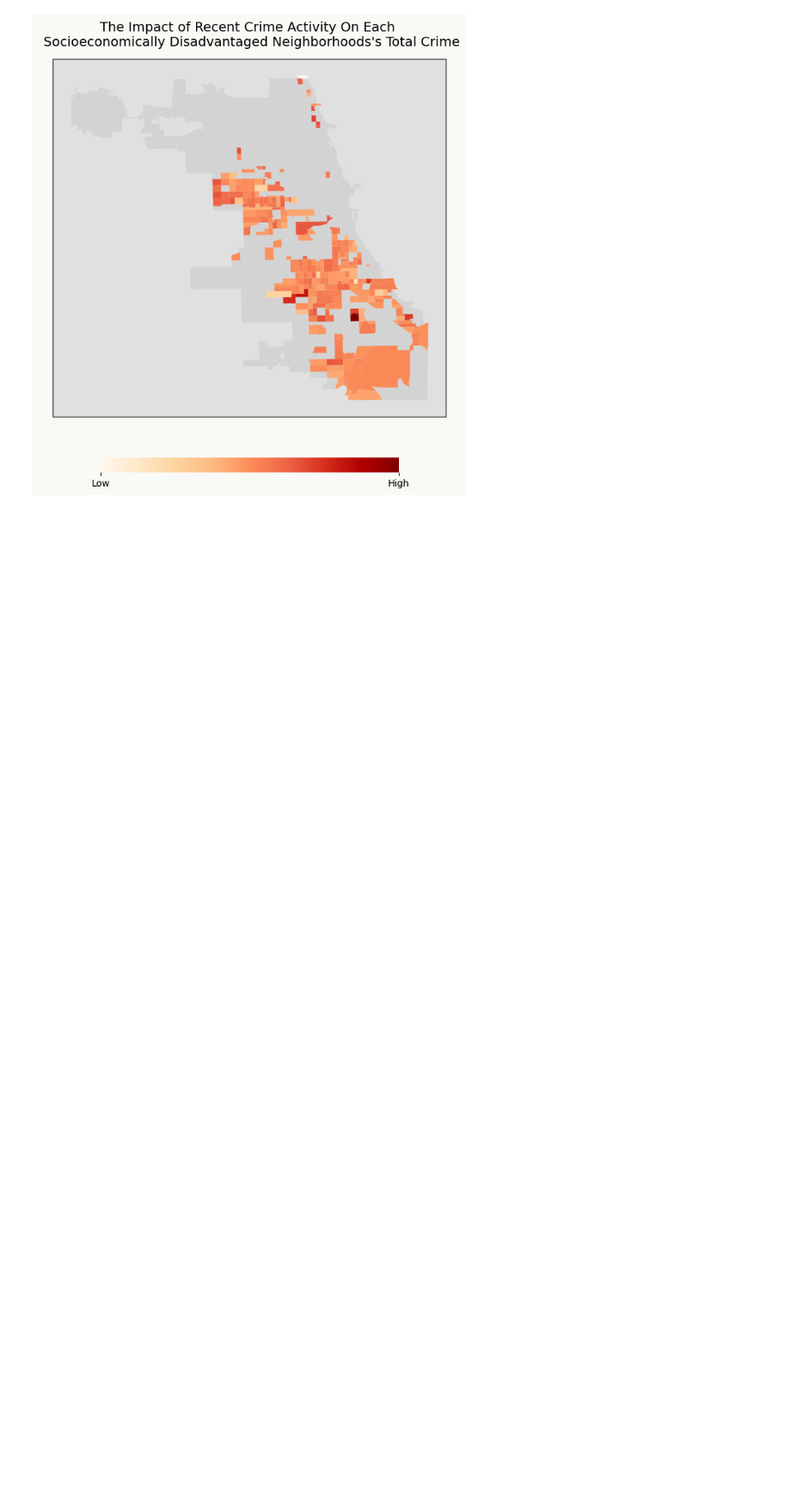
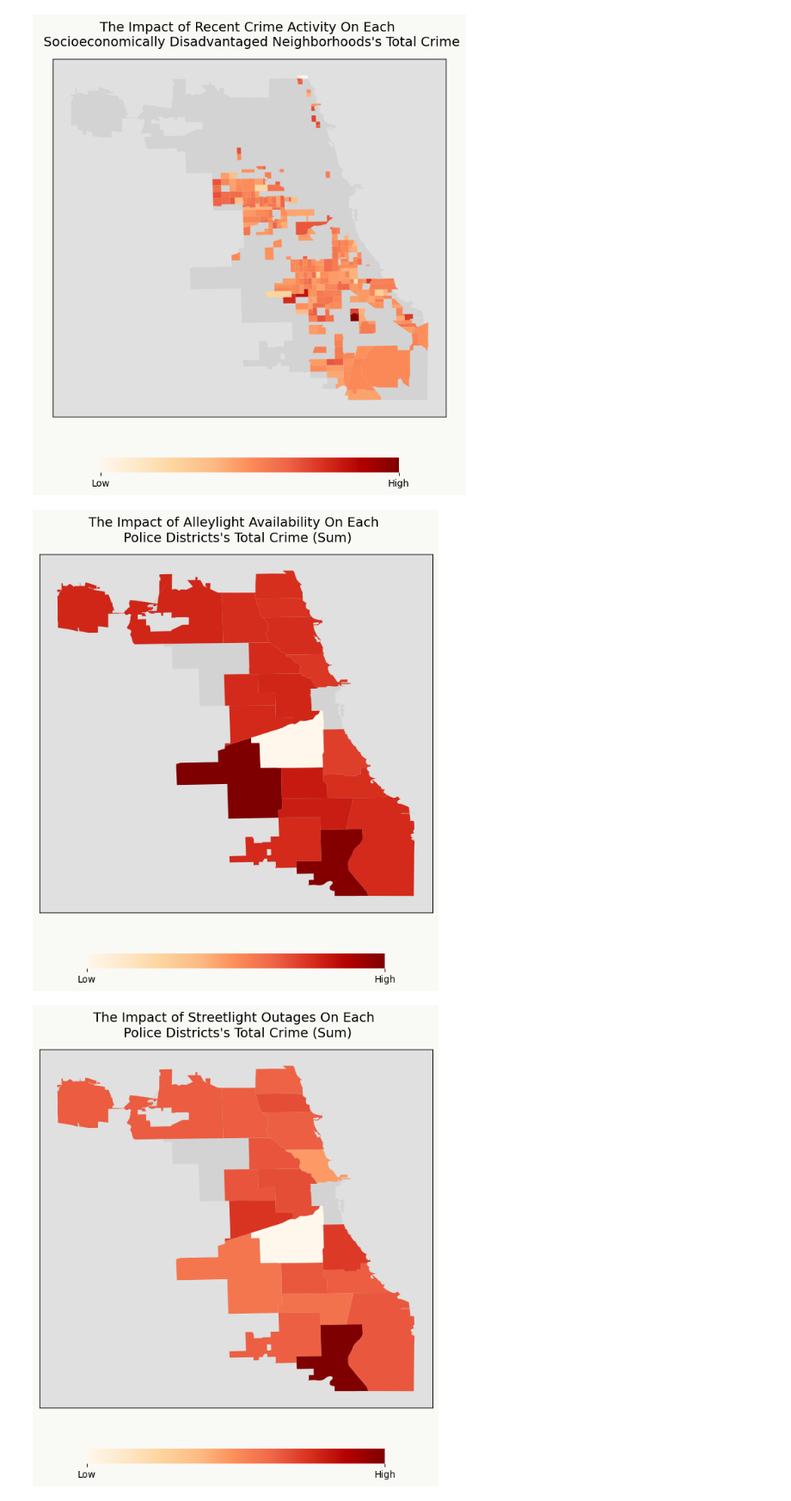
Before and after one commit to evanameyer1/Uncovering-New-Factors-In-Chicago-Crime-through-Regression-Models, a Jupyter notebook: models/notebooks/09_factor_analysis.ipynb, the cells around one changed output. Shown at 86% size. Cells and saved outputs as stored; diff of their text form; code cells hidden in the pictures; blank space fills up the shorter version.

```diff
--- a/models/notebooks/09_factor_analysis.ipynb
+++ b/models/notebooks/09_factor_analysis.ipynb
@@ -459,0 +456,4 @@ for factor_col in factors_by_dis_area.columns[1:]:
+# %%
+factors_by_district_sum = crime_data_with_factors.groupby('district')[['Bike Activity', 'Alleylight Availability', 'Streetlight Outages', 'Partial Streetlight Outages', 'Recent Crime Activity']].agg('sum').reset_index()
+factors_by_area_sum = crime_data_with_factors_and_areas.groupby('areas')[['Bike Activity', 'Alleylight Availability', 'Streetlight Outages', 'Partial Streetlight Outages', 'Recent Crime Activity']].agg('sum').reset_index()
+factors_by_dis_area_sum = crime_data_with_factors_and_areas.groupby('dis_areas')[['Bike Activity', 'Alleylight Availability', 'Streetlight Outages', 'Partial Streetlight Outages', 'Recent Crime Activity']].agg('sum').reset_index()
@@ -459,0 +463,6 @@ for factor_col in factors_by_dis_area.columns[1:]:
+# %%
+for factor_col in factors_by_district_sum.columns[2:]:
+    plot_normalized_heatmap(geo_districts, factors_by_district_sum, factor_col, 'district', 'Police Districts', label=False, savefig=f'../results/analysis/district_{factor_col.replace(' ', '_').lower()}_sum_heatmap.png')
+# %% [output]
+[figure, added]
+[figure, added]
```
Also changed, not shown: parts of 13 cells of this notebook, 16 other files.
